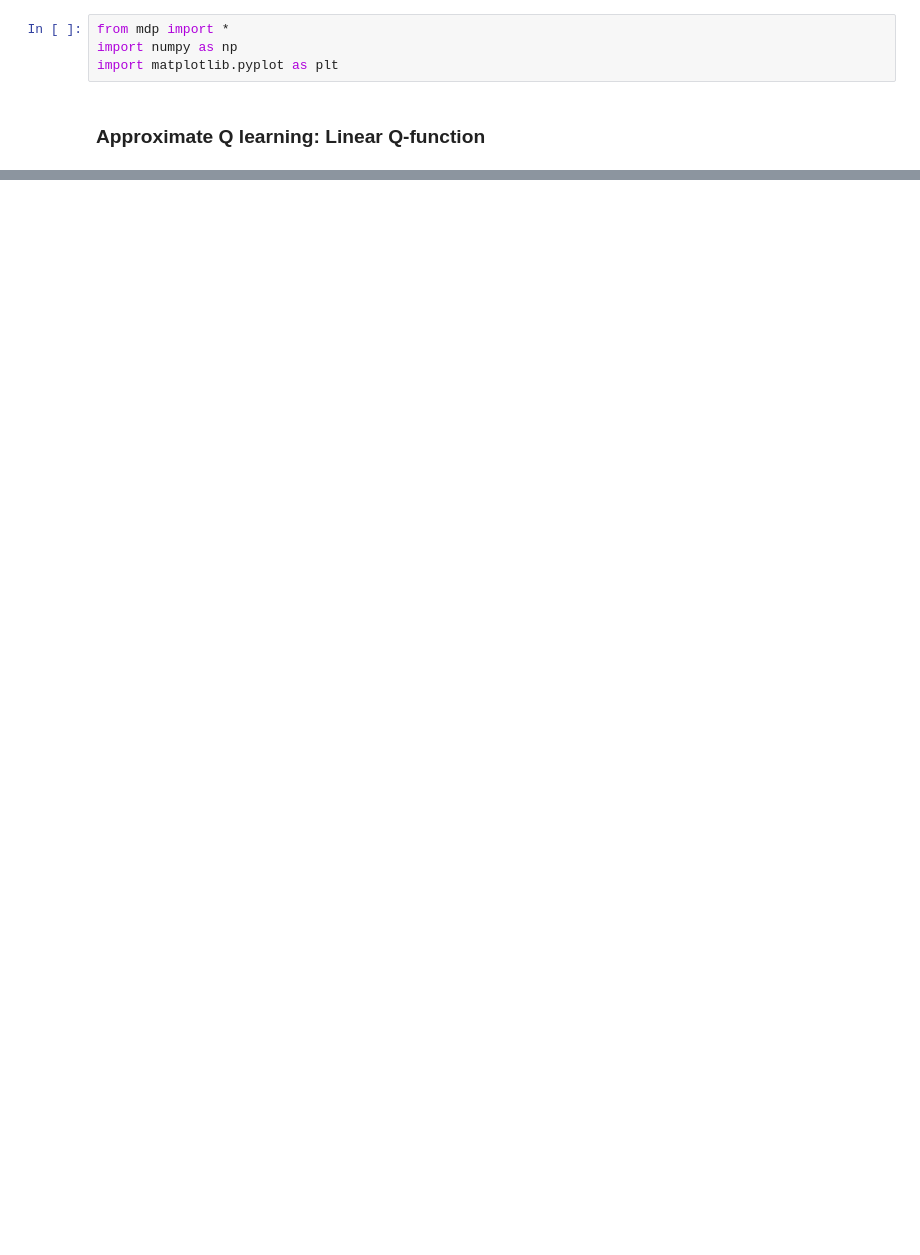
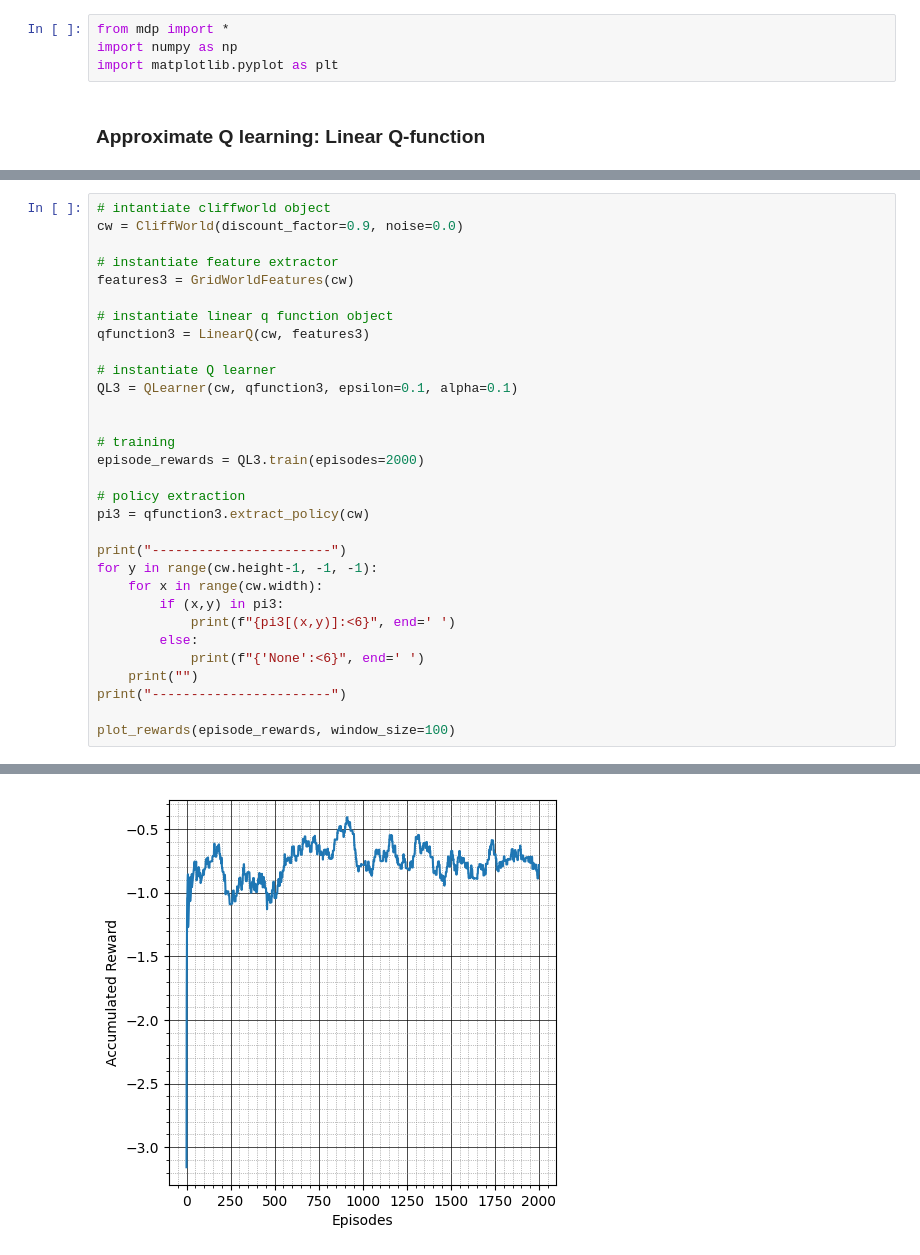
Before and after one commit to tsultan16/Reinforcement_Learning, a Jupyter notebook: approx_qlearning.ipynb, the cells around one changed output, grey strips where cells are left out. Saved outputs shown, nothing was run; the diff lists cells and outputs as text; blank space fills up the shorter version.

```diff
--- a/approx_qlearning.ipynb
+++ b/approx_qlearning.ipynb
@@ -135,0 +194,32 @@ up     up     up     up
+# %%
+# intantiate cliffworld object
+cw = CliffWorld(discount_factor=0.9, noise=0.0)
+
+# instantiate feature extractor
+features3 = GridWorldFeatures(cw)
+
+# instantiate linear q function object
+qfunction3 = LinearQ(cw, features3)
+
+# instantiate Q learner
+QL3 = QLearner(cw, qfunction3, epsilon=0.1, alpha=0.1)
+
+
+# training
+episode_rewards = QL3.train(episodes=2000)
+
+# policy extraction
+pi3 = qfunction3.extract_policy(cw)
+
+print("-----------------------")
+for y in range(cw.height-1, -1, -1):
+    for x in range(cw.width):
+        if (x,y) in pi3:
+            print(f"{pi3[(x,y)]:<6}", end=' ')
+        else:
+            print(f"{'None':<6}", end=' ')
+    print("")
+print("-----------------------")
+
+plot_rewards(episode_rewards, window_size=100)
+# %% [output]
@@ -135,0 +243 @@ up     up     up     up
+[figure, added]
```
Also changed, not shown: parts of 4 cells of this notebook, 2 other files.
